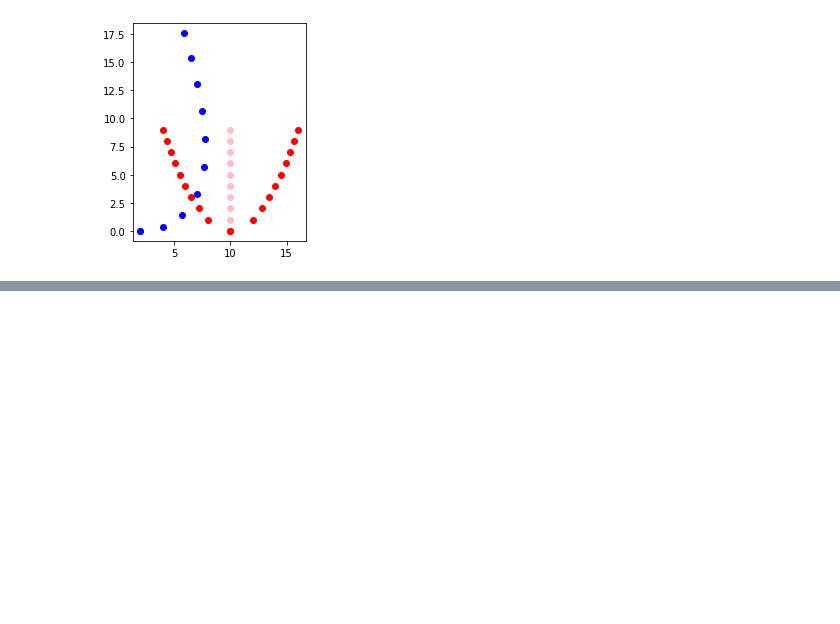
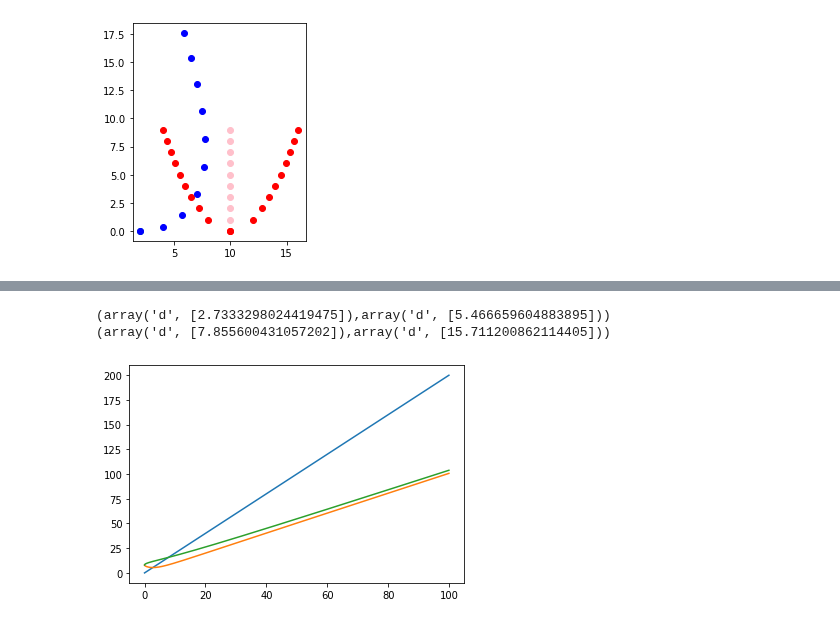
Before and after one commit to Elilgo324/dsd, a Jupyter notebook: worksheet.ipynb, the cells around one changed output, grey strips where cells are left out. Drawn from its saved outputs; the diff is of its cells as text; code cells hidden in the pictures; blank space fills up the shorter version.

```diff
--- a/worksheet.ipynb
+++ b/worksheet.ipynb
@@ -40,0 +110,15 @@ plt.show()
+# %%
+plt.plot(X, f)
+plt.plot(X, g)
+plt.plot(X, h)
+
+robot = BasicRobot(loc=robot_point, fv=2)
+agent = StochasticAgent(loc=Point(agent[0],agent[1]), v=1, sigma=sigma)
+l,r = meeting_points_with_sigmas(robot, agent, 200)
+
+print(l)
+print(r)
+# %% [output]
+(array('d', [2.7333298024419475]),array('d', [5.466659604883895]))
+(array('d', [7.855600431057202]),array('d', [15.711200862114405]))
+[figure, added]
```
Also changed, not shown: parts of 5 cells of this notebook, 3 other files.
